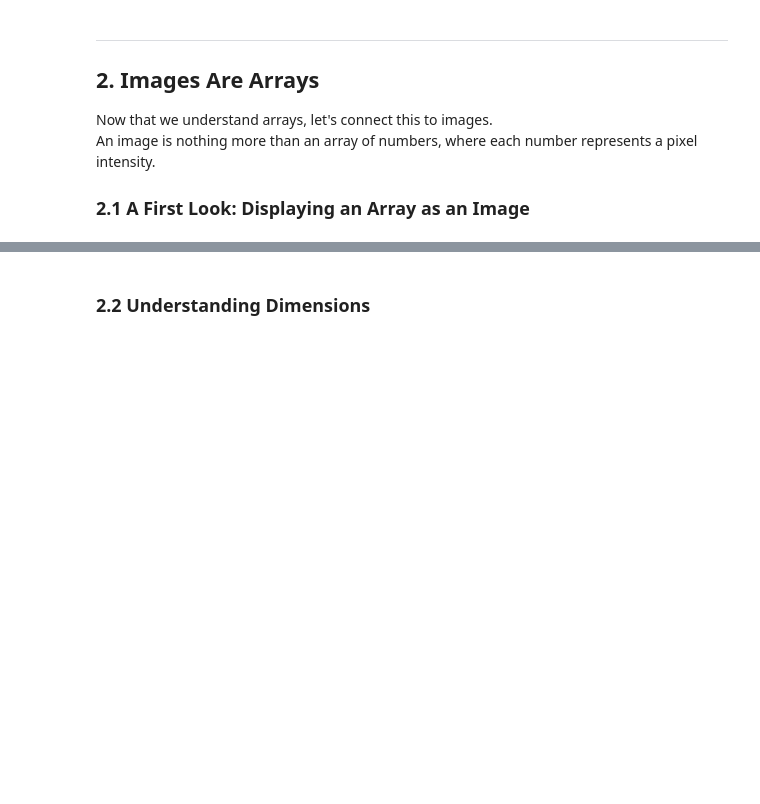
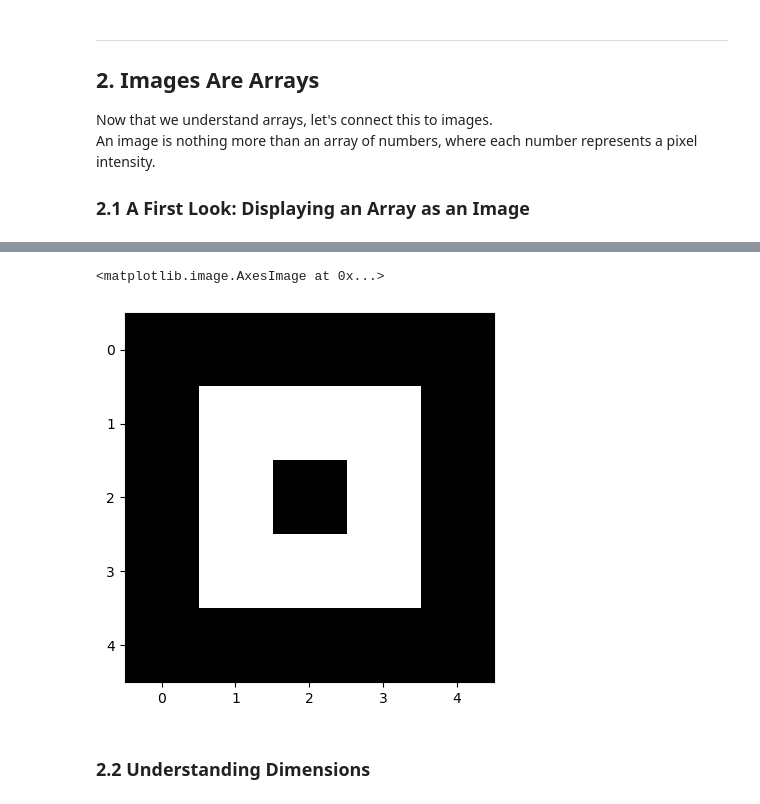
Before and after one commit to m-albert/mnb-image-analysis, a Jupyter notebook: materials/image_handling/image_handling.ipynb, the cells around one changed output, grey strips where cells are left out. Drawn from its saved outputs; the diff is of its cells as text; code cells hidden in the pictures; blank space fills up the shorter version.

```diff
--- a/materials/image_handling/image_handling.ipynb
+++ b/materials/image_handling/image_handling.ipynb
@@ -224,3 +235,9 @@ plt.imshow(image, cmap="grey", vmin=0, vmax=255)
+# %%
+# Our 5x5 "image" from earlier
+plt.imshow(image, cmap="grey")
+# %% [output]
+<matplotlib.image.AxesImage at 0x...>
+[figure, added]
 # %% [markdown]
 ### 2.2 Understanding Dimensions
 # %% [markdown]
```
Also changed, not shown: parts of 19 cells of this notebook.
